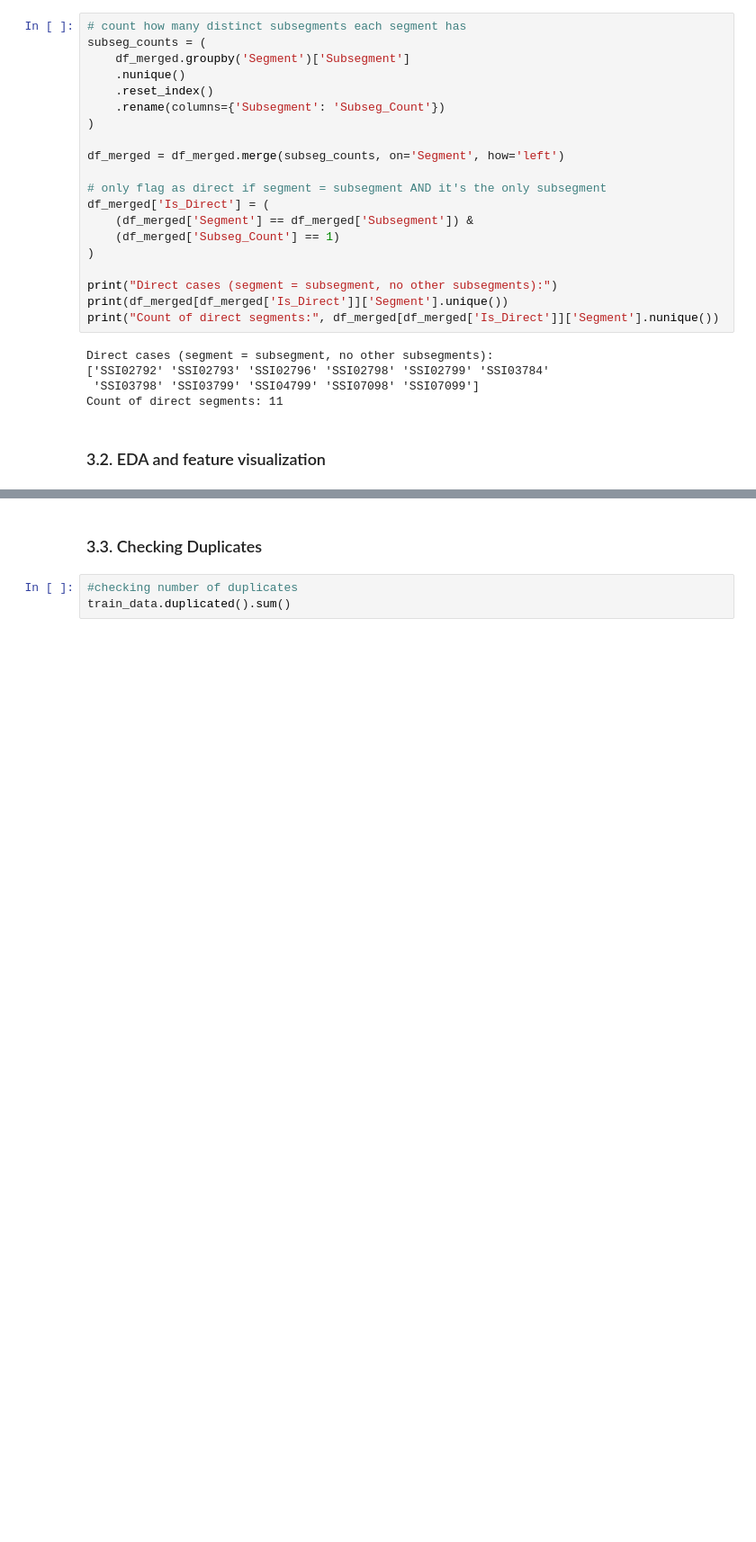
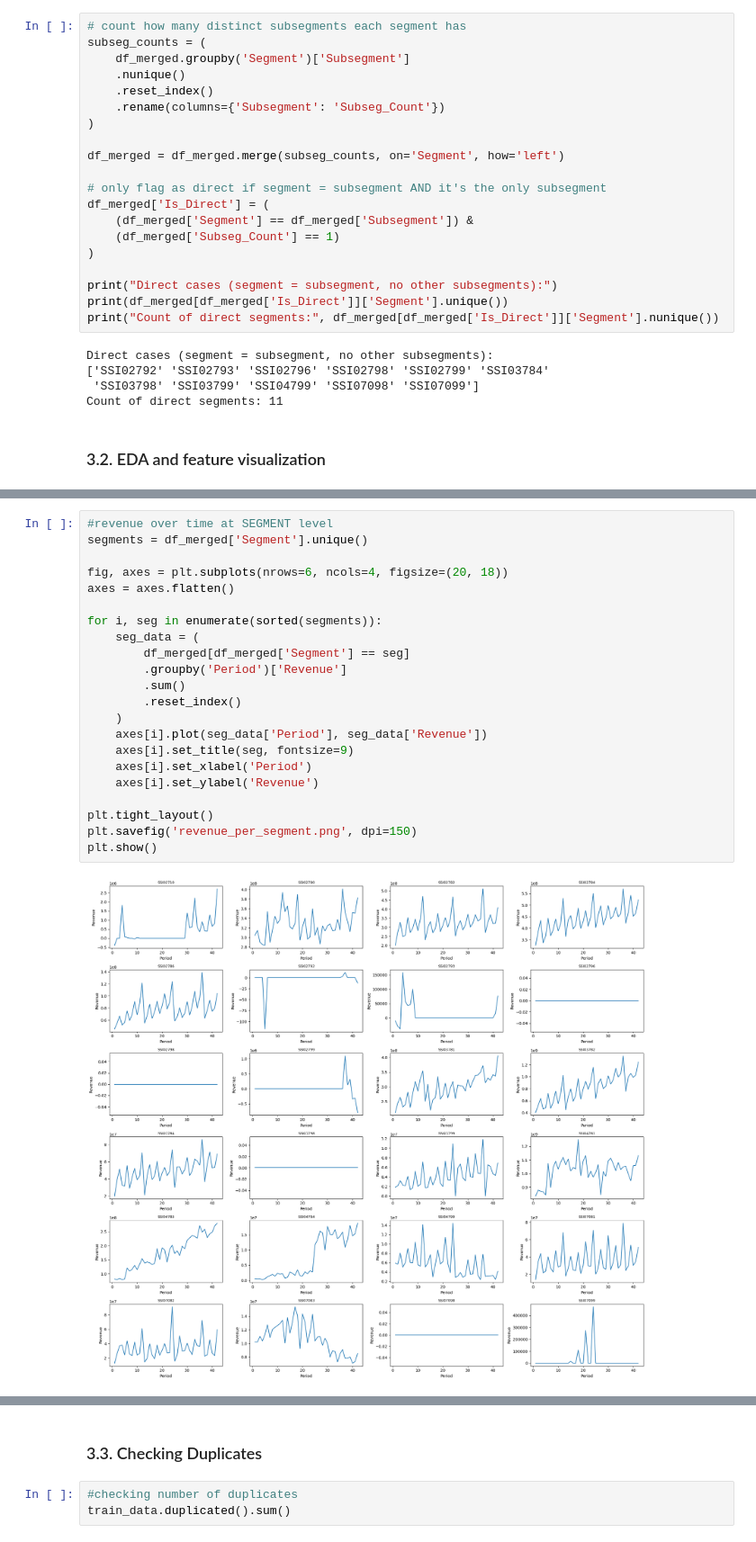
Before and after one commit to Alanog10/Siemens, a Jupyter notebook: Middle-Out.ipynb, the cells around one changed output, grey strips where cells are left out. Shown at 90% size. Cells and saved outputs as stored; diff of their text form; blank space fills up the shorter version.

```diff
--- a/Middle-Out.ipynb
+++ b/Middle-Out.ipynb
@@ -192,0 +204,24 @@ plt.show()
+# %%
+#revenue over time at SEGMENT level
+segments = df_merged['Segment'].unique()
+
+fig, axes = plt.subplots(nrows=6, ncols=4, figsize=(20, 18))
+axes = axes.flatten()
+
+for i, seg in enumerate(sorted(segments)):
+    seg_data = (
+        df_merged[df_merged['Segment'] == seg]
+        .groupby('Period')['Revenue']
+        .sum()
+        .reset_index()
+    )
+    axes[i].plot(seg_data['Period'], seg_data['Revenue'])
+    axes[i].set_title(seg, fontsize=9)
+    axes[i].set_xlabel('Period')
+    axes[i].set_ylabel('Revenue')
+
+plt.tight_layout()
+plt.savefig('revenue_per_segment.png', dpi=150)
+plt.show()
+# %% [output]
+[figure, added]
```
Also changed, not shown: parts of 26 cells of this notebook, 8 other files.
